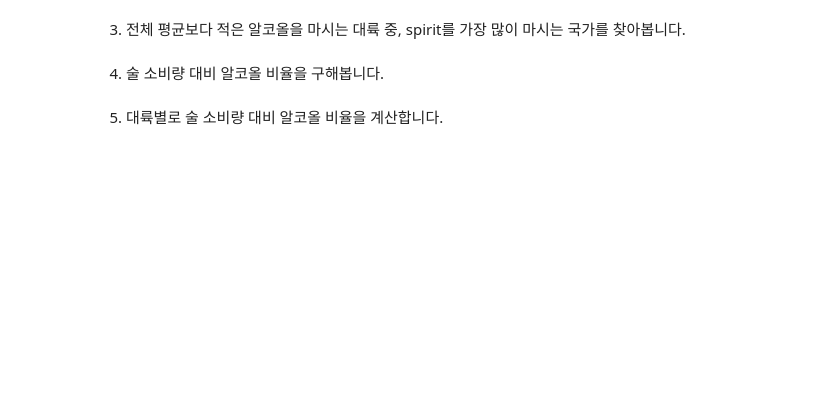
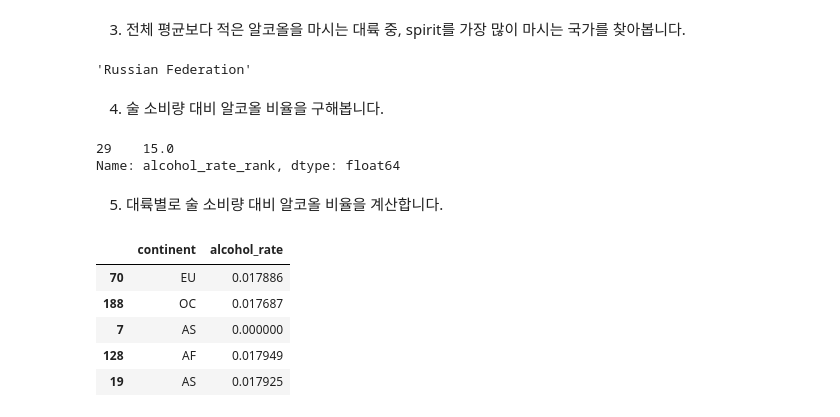
Before and after one commit to vynnee/practice_data_analysis, a Jupyter notebook: data_analysis_practice/chapter01_3.ipynb, the cells around one changed output. Drawn from its saved outputs; the diff is of its cells as text; code cells hidden in the pictures; blank space fills up the shorter version.

```diff
--- a/data_analysis_practice/chapter01_3.ipynb
+++ b/data_analysis_practice/chapter01_3.ipynb
@@ -399,6 +399,44 @@ drinks[['country', 'beer_servings', 'wine_servings', 'spirit_servings', 'total_s
 # %% [markdown]
 3) 전체 평균보다 적은 알코올을 마시는 대륙 중, spirit를 가장 많이 마시는 국가를 찾아봅니다.
+# %%
+# 전체 평균보다 적은 알코올을 섭취하는 대륙 중에서, spirit를 가장 많이 마시는 국가를 구합니다.
+total_mean = drinks.total_litres_of_pure_alcohol.mean()
+continent_mean = drinks.groupby('continent').total_litres_of_pure_alcohol.mean()
+continent_under_mean = continent_mean[continent_mean <= total_mean].index.tolist()
+df_continent_under_mean = drinks.loc[drinks.continent.isin(continent_under_mean)]
+
+most_spirit_under_mean = df_continent_under_mean.loc[df_continent_under_mean['spirit_servings'].idxmax()]
+
+# 결과를 출력합니다.
+most_spirit_under_mean['country']
+# %% [output]
+'Russian Federation'
 # %% [markdown]
 4) 술 소비량 대비 알코올 비율을 구해봅니다.
+# %%
+# 술 소비량 대비 알코올 비율에 대한 칼럼을 만들어서 병합합니다.
+drinks['alcohol_rate'] = drinks['total_litres_of_pure_alcohol'] / drinks['total_servings']
+drinks['alcohol_rate'] = drinks['alcohol_rate'].fillna(0)
+
+# 술 소비량 대비 알코올 비율 : 전체 순위 중 한국의 순위를 구합니다.
+drinks['alcohol_rate_rank'] = drinks['alcohol_rate'].rank(ascending=False)
+drinks['alcohol_rate_rank'] = drinks['alcohol_rate_rank'].apply(np.floor)
+drinks.loc[drinks['country'] == 'South Korea'].alcohol_rate_rank
+# %% [output]
+29    15.0
+Name: alcohol_rate_rank, dtype: float64
 # %% [markdown]
 5) 대륙별로 술 소비량 대비 알코올 비율을 계산합니다.
+# %%
+# 내가 푼거
+result = drinks.groupby('continent').mean()['alcohol_rate']
+df = result.to_frame().reset_index()
+
+drinks[['continent', 'alcohol_rate']].sample(5).head()
+# %% [output]
+|  | continent | alcohol_rate |
+| 70 | EU | 0.017886 |
+| 188 | OC | 0.017687 |
+| 7 | AS | 0.000000 |
+| 128 | AF | 0.017949 |
+| 19 | AS | 0.017925 |
```
Also changed, not shown: parts of 3 cells of this notebook.
